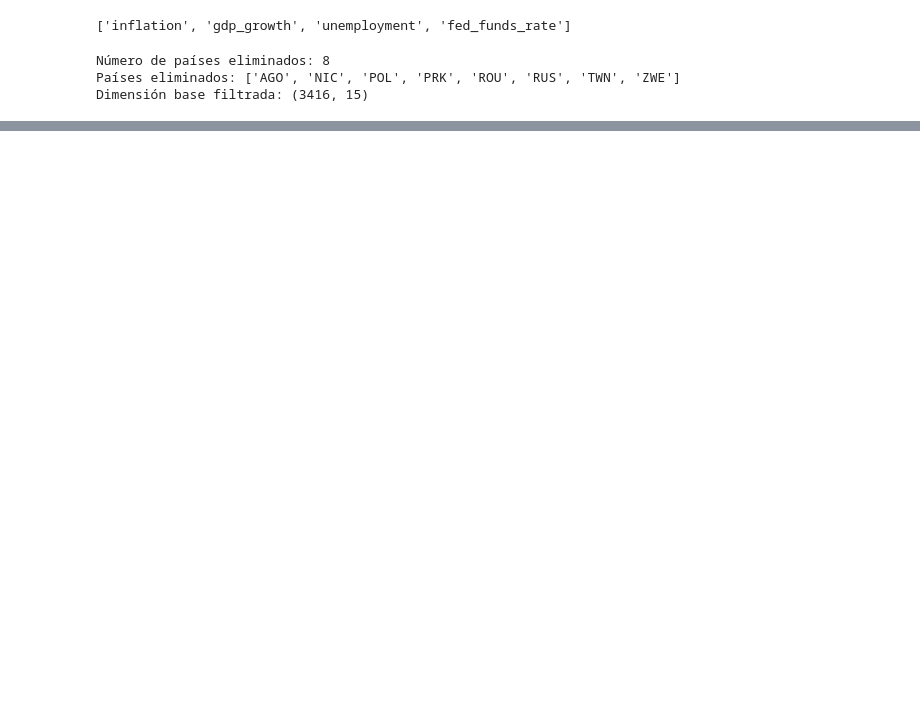
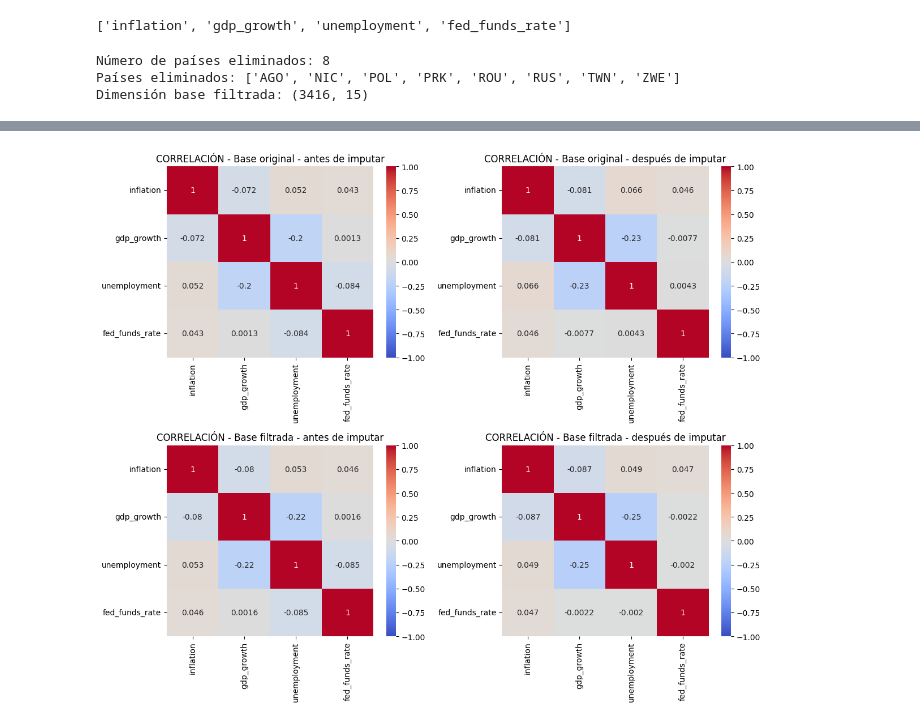
Before and after one commit to jpablovargas340/Repositorio_APIS, a Jupyter notebook: notebooks/analisis_exploratorio.ipynb, the cells around one changed output, grey strips where cells are left out. Saved outputs shown, nothing was run; the diff lists cells and outputs as text; code cells hidden in the pictures; blank space fills up the shorter version.

Commit message:
Integra analisis_exploratorio.ipynb con las funciones de imputación de datos faltantes en missing_data.py

```diff
--- a/notebooks/analisis_exploratorio.ipynb
+++ b/notebooks/analisis_exploratorio.ipynb
@@ -43,20 +50,13 @@ print(STUDY_VARS)
 # %% [output]
 ['inflation', 'gdp_growth', 'unemployment', 'fed_funds_rate']
 # %%
-# -----------------------------
-# 2. Crear base filtrada
-# Eliminar países con >50% faltantes en al menos 2 variables
-# -----------------------------
-miss_by_country = df.groupby("iso3")[study_vars].apply(lambda x: x.isnull().mean())
+df_filtered, countries_removed, miss_country = filtrar_paises_exceso_missing(
+    df,
+    study_vars=study_vars
+)
 
-bad_country_count = (miss_by_country > 0.50).sum(axis=1)
-
-countries_to_drop = bad_country_count[bad_country_count >= 2].index.tolist()
-
-df_filtered = df[~df["iso3"].isin(countries_to_drop)].copy()
-
-print("Número de países eliminados:", len(countries_to_drop))
-print("Países eliminados:", countries_to_drop)
+print("Número de países eliminados:", len(countries_removed))
+print("Países eliminados:", countries_removed)
 print("Dimensión base filtrada:", df_filtered.shape)
 # %% [output]
 Número de países eliminados: 8
@@ -346,22 +221,19 @@ dtype: int64
 # %%
-# ---------------------------------------------------------
-# 2. Función para construir resumen estadístico
-# ---------------------------------------------------------
-def build_validation_summary(original_df, imputed_df, study_vars, base_name):
-    summary = pd.DataFrame({
-        "variable": study_vars,
-        "mean_original": original_df[study_vars].mean().values,
-        "mean_imputed": imputed_df[study_vars].mean().values,
-        "std_original": original_df[study_vars].std().values,
-        "std_imputed": imputed_df[study_vars].std().values,
-        "min_original": original_df[study_vars].min().values,
-        "min_imputed": imputed_df[study_vars].min().values,
-        "max_original": original_df[study_vars].max().values,
-        "max_imputed": imputed_df[study_vars].max().values
-    })
+fig, axes = plt.subplots(2, 2, figsize=(12, 10))
 
-    summary["diff_mean"] = summary["mean_imputed"] - summary["mean_original"]
-    summary["diff_std"] = summary["std_imputed"] - summary["std_original"]
-    summary["base"] = base_name
+sns.heatmap(corr_orig_before, annot=True, cmap="coolwarm", vmin=-1, vmax=1, ax=axes[0, 0])
+axes[0, 0].set_title("CORRELACIÓN - Base original - antes de imputar")
 
-    return summary
+sns.heatmap(corr_orig_after, annot=True, cmap="coolwarm", vmin=-1, vmax=1, ax=axes[0, 1])
+axes[0, 1].set_title("CORRELACIÓN - Base original - después de imputar")
+
+sns.heatmap(corr_filt_before, annot=True, cmap="coolwarm", vmin=-1, vmax=1, ax=axes[1, 0])
+axes[1, 0].set_title("CORRELACIÓN - Base filtrada - antes de imputar")
+
+sns.heatmap(corr_filt_after, annot=True, cmap="coolwarm", vmin=-1, vmax=1, ax=axes[1, 1])
+axes[1, 1].set_title("CORRELACIÓN - Base filtrada - después de imputar")
+
+plt.tight_layout()
+plt.show()
+# %% [output]
+[figure, added]
```
Also changed, not shown: parts of 19 cells of this notebook.
